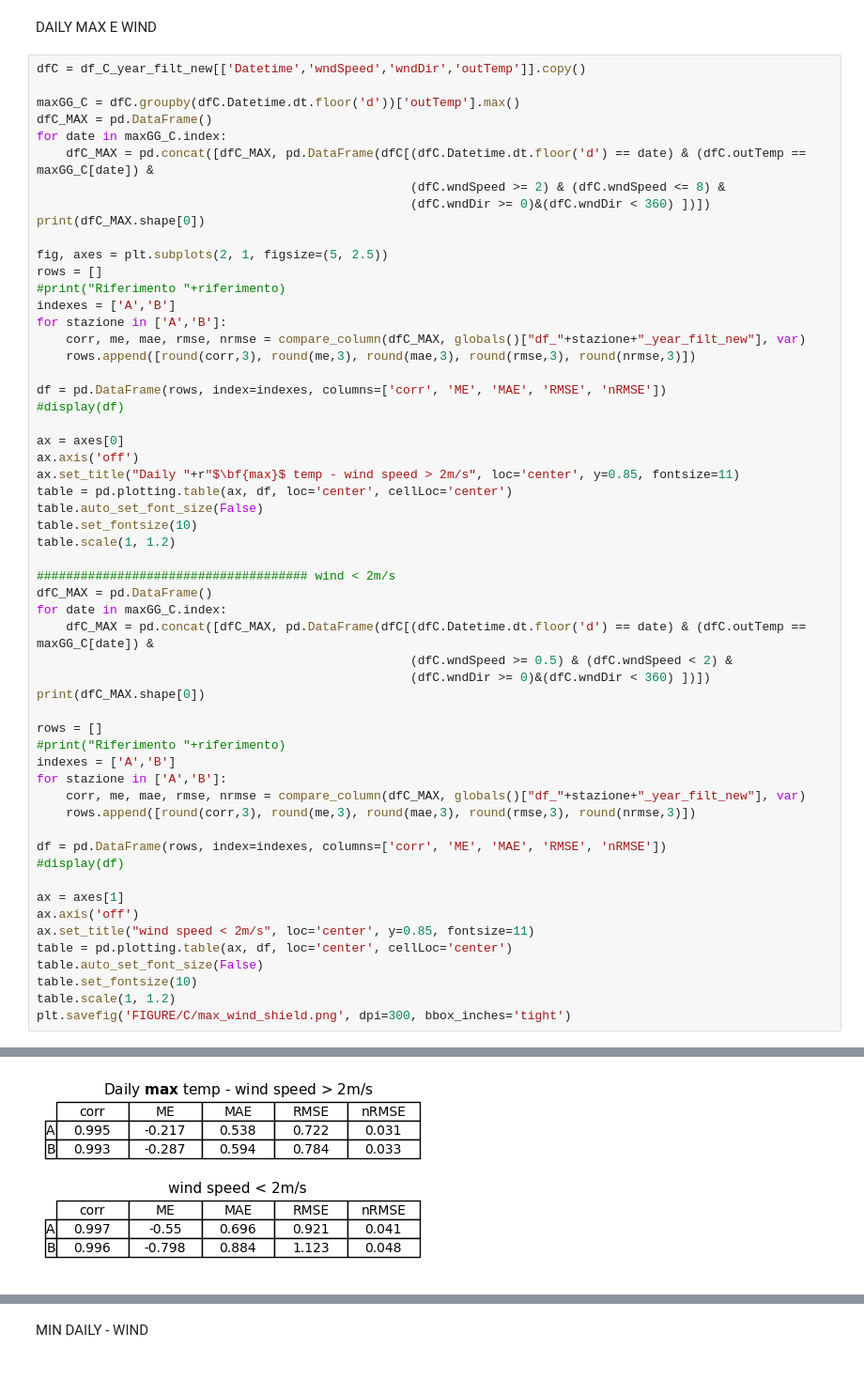
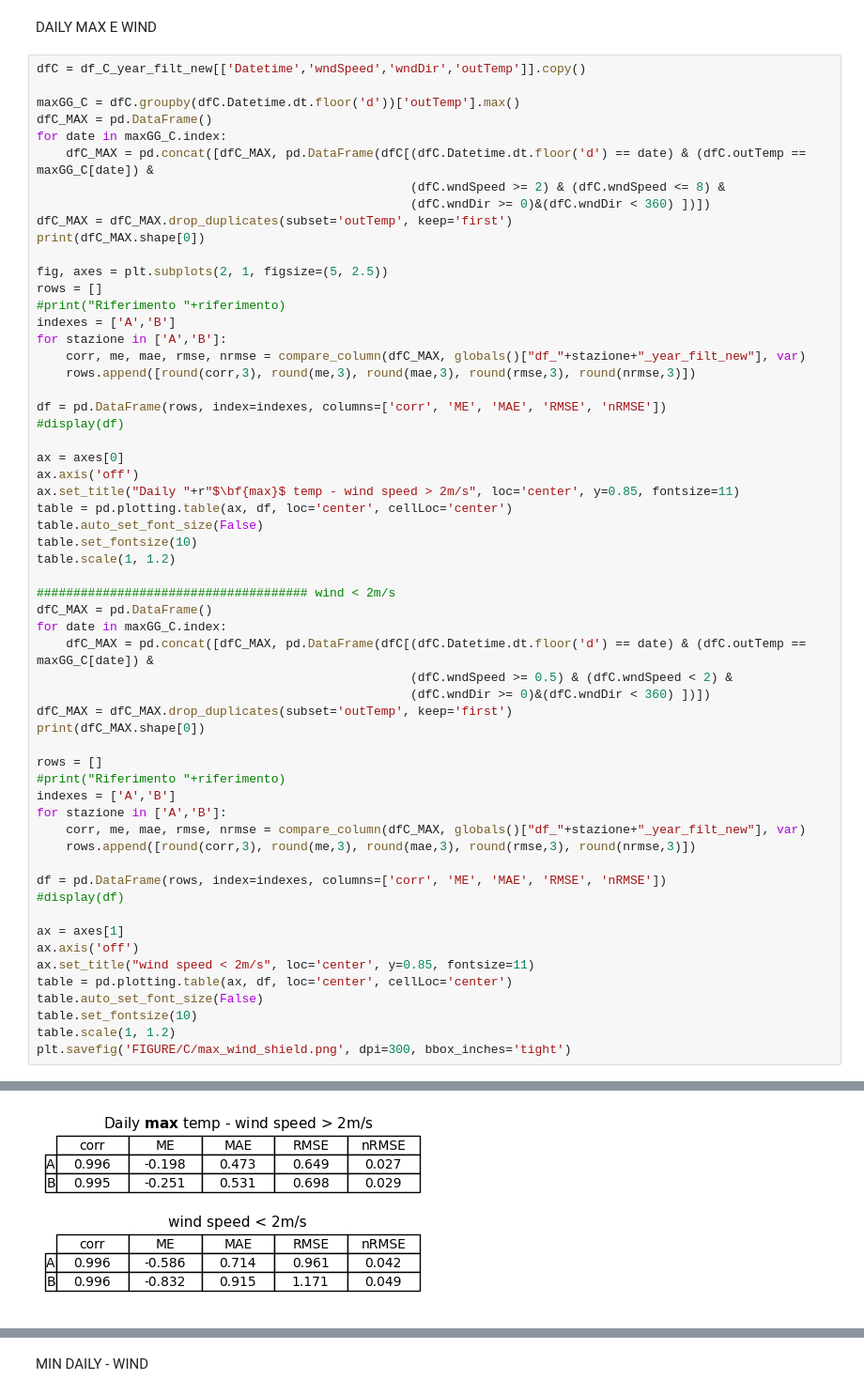
Before and after one commit to FedeJack06/Laboratorio-di-Fisica-dell-Atmosfera, a Jupyter notebook: 1esp/B_Stazioni_Davis.ipynb, the cells around one changed output, grey strips where cells are left out. Shown at 94% size. Drawn from its saved outputs; the diff is of its cells as text.

```diff
--- a/1esp/B_Stazioni_Davis.ipynb
+++ b/1esp/B_Stazioni_Davis.ipynb
@@ -1079,6 +1082,7 @@ for date in maxGG_C.index:
     dfC_MAX = pd.concat([dfC_MAX, pd.DataFrame(dfC[(dfC.Datetime.dt.floor('d') == date) & (dfC.outTemp == maxGG_C[date]) &
                                                    (dfC.wndSpeed >= 2) & (dfC.wndSpeed <= 8) &
                                                    (dfC.wndDir >= 0)&(dfC.wndDir < 360) ])])
+dfC_MAX = dfC_MAX.drop_duplicates(subset='outTemp', keep='first')
 print(dfC_MAX.shape[0])
 
 fig, axes = plt.subplots(2, 1, figsize=(5, 2.5))
@@ -1106,6 +1110,7 @@ for date in maxGG_C.index:
     dfC_MAX = pd.concat([dfC_MAX, pd.DataFrame(dfC[(dfC.Datetime.dt.floor('d') == date) & (dfC.outTemp == maxGG_C[date]) &
                                                    (dfC.wndSpeed >= 0.5) & (dfC.wndSpeed < 2) &
                                                    (dfC.wndDir >= 0)&(dfC.wndDir < 360) ])])
+dfC_MAX = dfC_MAX.drop_duplicates(subset='outTemp', keep='first')
 print(dfC_MAX.shape[0])
 
 rows = []
@@ -1132 +1137 @@ plt.savefig('FIGURE/C/max_wind_shield.png', dpi=300, bbox_inches='tight')
-[figure, old version]
+[figure, new version]
```
Also changed, not shown: parts of 8 cells of this notebook, 4 other files.
